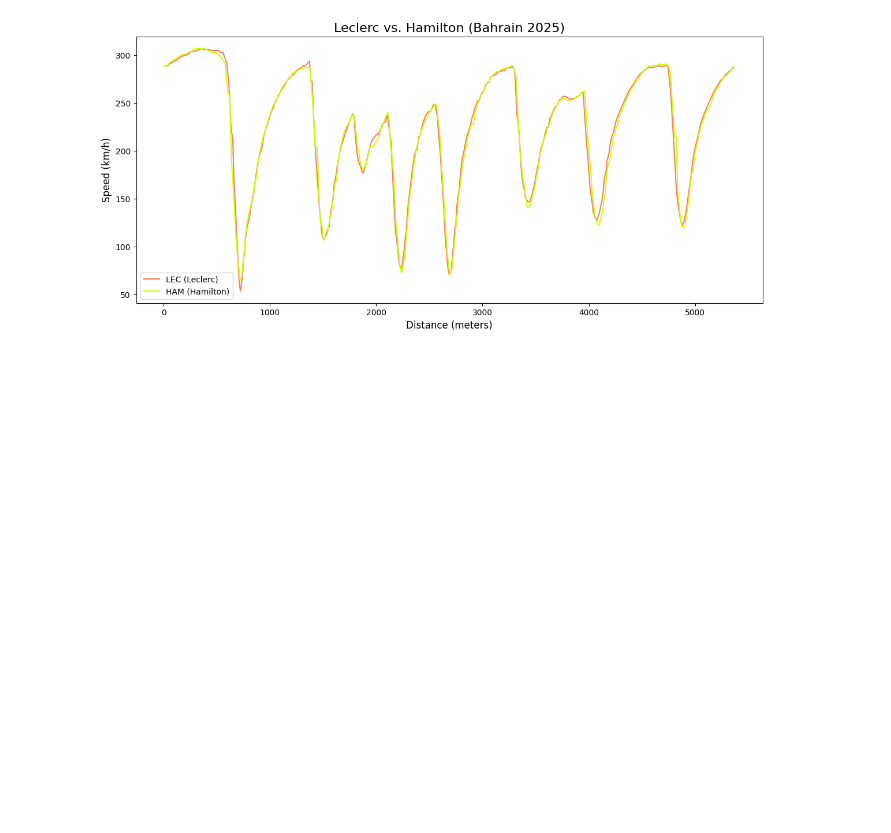
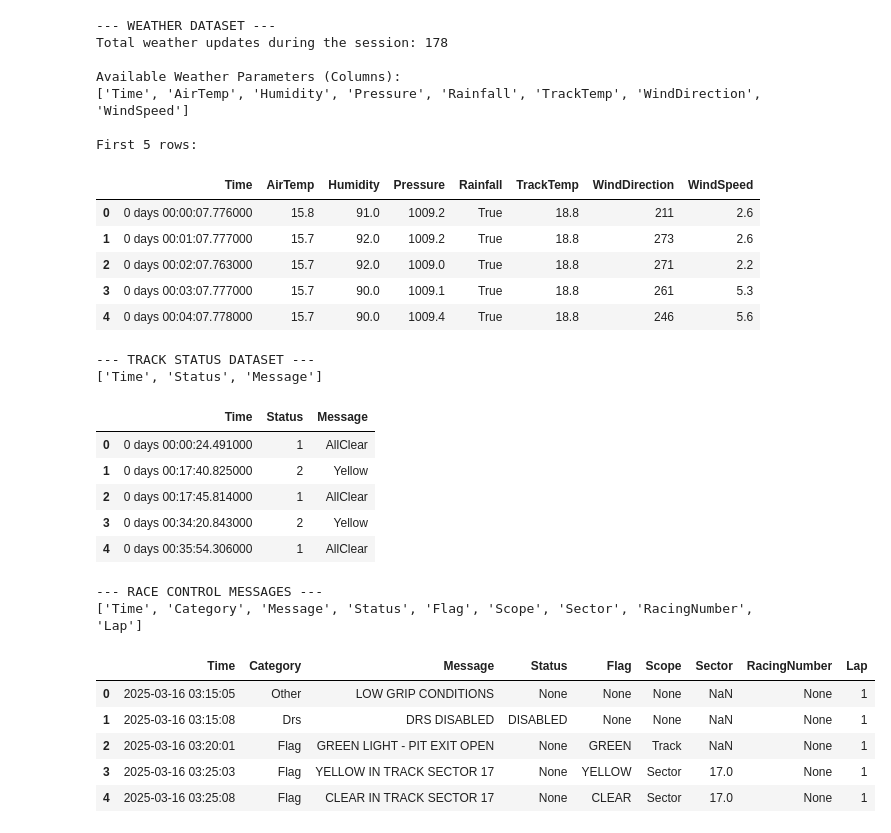
Before and after one commit to cristianooo1/ai_f1, a Jupyter notebook: notebooks/01_circuit_driver.ipynb, the cells around one changed output. Cells and saved outputs as stored; diff of their text form; code cells hidden in the pictures; blank space fills up the shorter version.

```diff
--- a/notebooks/01_circuit_driver.ipynb
+++ b/notebooks/01_circuit_driver.ipynb
@@ -40,27 +113,54 @@ Index(['Date', 'RPM', 'Speed', 'nGear', 'Throttle', 'Brake', 'DRS', 'Source',
 # %%
-# pick fastest lap from both ferrari drivers
-lap_lec = session.laps.pick_drivers('LEC').pick_fastest()
-lap_ham = session.laps.pick_drivers('HAM').pick_fastest()
+# Extract weather data for the whole session
+weather = session.weather_data
 
-# get the car telemetry
-tel_lec = lap_lec.get_car_data().add_distance()
-tel_ham = lap_ham.get_car_data().add_distance()
+print("--- WEATHER DATASET ---")
+print(f"Total weather updates during the session: {len(weather)}\n")
 
-fig, ax = plt.subplots(figsize=(14, 6))
-
-# plot leclerc
-ax.plot(tel_lec['Distance'], tel_lec['Speed'],
-        color="#FF26009E", label='LEC (Leclerc)')
-
-# plot hamilton
-ax.plot(tel_ham['Distance'], tel_ham['Speed'],
-        color='#CCFF00', label='HAM (Hamilton)')
-
-ax.set_xlabel('Distance (meters)', fontsize=12)
-ax.set_ylabel('Speed (km/h)', fontsize=12)
-ax.set_title("Leclerc vs. Hamilton (Bahrain 2025)", fontsize=16)
-ax.legend()
-
-plt.show()
+print("Available Weather Parameters (Columns):")
+print(weather.columns.tolist())
+print("\nFirst 5 rows:")
+display(weather.head())
 # %% [output]
-[figure, removed]
+--- WEATHER DATASET ---
+Total weather updates during the session: 178
+
+Available Weather Parameters (Columns):
+['Time', 'AirTemp', 'Humidity', 'Pressure', 'Rainfall', 'TrackTemp', 'WindDirection', 'WindSpeed']
+
+First 5 rows:
+|  | Time | AirTemp | Humidity | Pressure | Rainfall | TrackTemp | WindDirection | WindSpeed |
+| 0 | 0 days 00:00:07.776000 | 15.8 | 91.0 | 1009.2 | True | 18.8 | 211 | 2.6 |
+| 1 | 0 days 00:01:07.777000 | 15.7 | 92.0 | 1009.2 | True | 18.8 | 273 | 2.6 |
+| 2 | 0 days 00:02:07.763000 | 15.7 | 92.0 | 1009.0 | True | 18.8 | 271 | 2.2 |
+| 3 | 0 days 00:03:07.777000 | 15.7 | 90.0 | 1009.1 | True | 18.8 | 261 | 5.3 |
+| 4 | 0 days 00:04:07.778000 | 15.7 | 90.0 | 1009.4 | True | 18.8 | 246 | 5.6 |
+# %%
+track_status = session.track_status
+messages = session.race_control_messages
+
+print("--- TRACK STATUS DATASET ---")
+# Track status codes: 1=Clear, 2=Yellow, 4=Safety Car, 5=Red Flag, 6=VSC, etc.
+print(track_status.columns.tolist())
+display(track_status.head())
+
+print("\n--- RACE CONTROL MESSAGES ---")
+print(messages.columns.tolist())
+display(messages.head())
+# %% [output]
+--- TRACK STATUS DATASET ---
+['Time', 'Status', 'Message']
+|  | Time | Status | Message |
+| 0 | 0 days 00:00:24.491000 | 1 | AllClear |
+| 1 | 0 days 00:17:40.825000 | 2 | Yellow |
+| 2 | 0 days 00:17:45.814000 | 1 | AllClear |
+| 3 | 0 days 00:34:20.843000 | 2 | Yellow |
+| 4 | 0 days 00:35:54.306000 | 1 | AllClear |
+--- RACE CONTROL MESSAGES ---
+['Time', 'Category', 'Message', 'Status', 'Flag', 'Scope', 'Sector', 'RacingNumber', 'Lap']
+|  | Time | Category | Message | Status | Flag | Scope | Sector | RacingNumber | Lap |
+| 0 | 2025-03-16 03:15:05 | Other | LOW GRIP CONDITIONS | None | None | None | NaN | None | 1 |
+| 1 | 2025-03-16 03:15:08 | Drs | DRS DISABLED | DISABLED | None | None | NaN | None | 1 |
+| 2 | 2025-03-16 03:20:01 | Flag | GREEN LIGHT - PIT EXIT OPEN | None | GREEN | Track | NaN | None | 1 |
+| 3 | 2025-03-16 03:25:03 | Flag | YELLOW IN TRACK SECTOR 17 | None | YELLOW | Sector | 17.0 | None | 1 |
+| 4 | 2025-03-16 03:25:08 | Flag | CLEAR IN TRACK SECTOR 17 | None | CLEAR | Sector | 17.0 | None | 1 |
```
Also changed, not shown: parts of 4 cells of this notebook, 2 other files.
